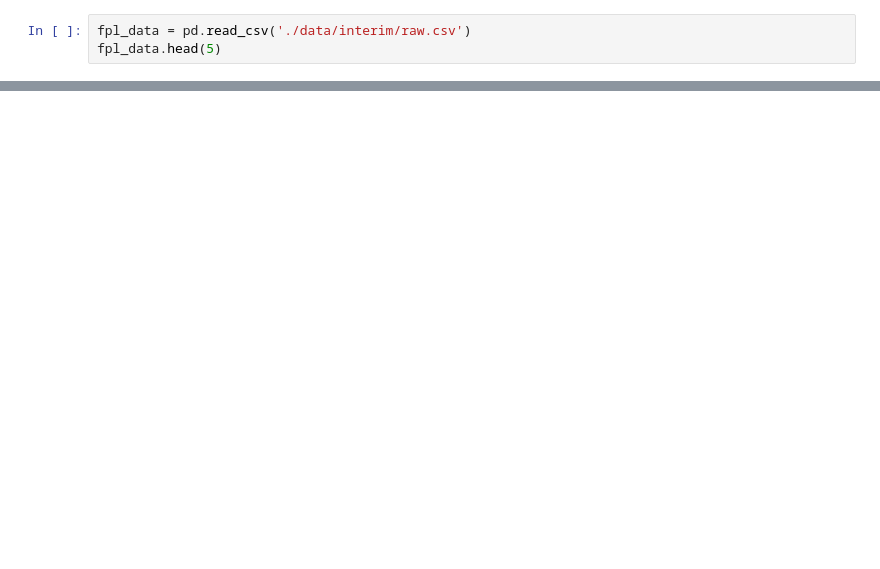
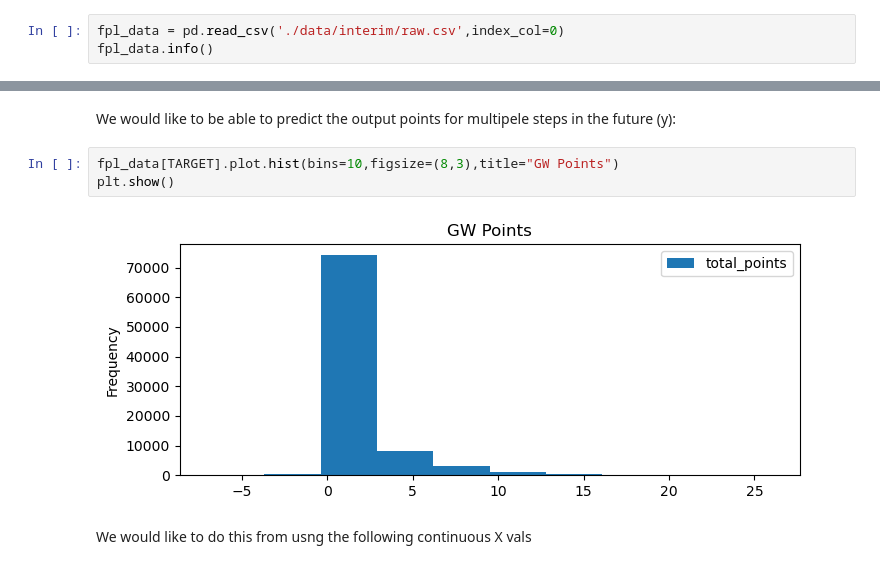
Before and after one commit to mps2e15/FPL_GameweekPrediction, a Jupyter notebook: notebooks/1. EDA.ipynb, the cells around one changed output, grey strips where cells are left out. Saved outputs shown, nothing was run; the diff lists cells and outputs as text; blank space fills up the shorter version.

```diff
--- a/notebooks/1. EDA.ipynb
+++ b/notebooks/1. EDA.ipynb
@@ -9,4 +17,4 @@ cd
 # %%
-fpl_data = pd.read_csv('./data/interim/raw.csv')
-fpl_data.head(5)
+fpl_data = pd.read_csv('./data/interim/raw.csv',index_col=0)
+fpl_data.info()
 # %% [output]
@@ -13,0 +38,9 @@ FileNotFoundError: [Errno 2] No such file or directory: './data/interim/raw.csv'
+# %% [markdown]
+We would like to be able to predict the output points for multipele steps in the future (y):
+# %%
+fpl_data[TARGET].plot.hist(bins=10,figsize=(8,3),title="GW Points")
+plt.show()
+# %% [output]
+[figure, added]
+# %% [markdown]
+We would like to do this from usng the following continuous X vals
```
Also changed, not shown: parts of 32 cells of this notebook, 3 other files.
